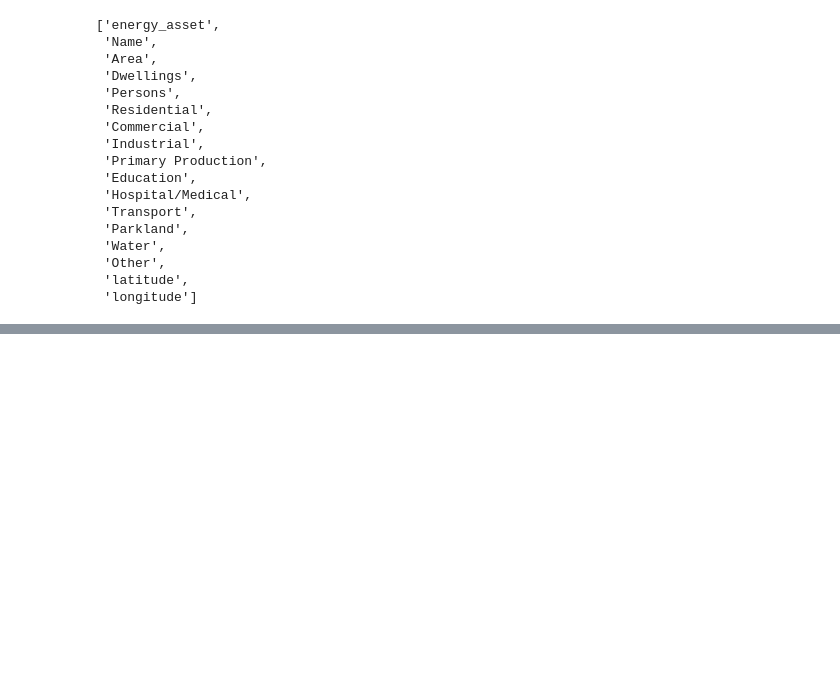
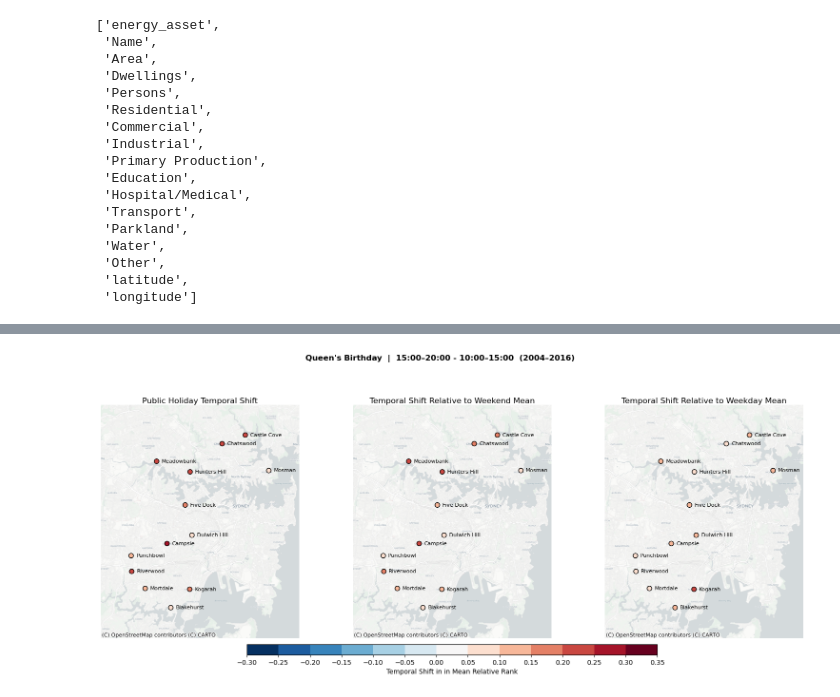
Before and after one commit to 21centuryweather/aus_substation_electricity, a Jupyter notebook: pia_notebooks/NSW_data/relative_ranking/separate_scale_mrr_map.ipynb, the cells around one changed output, grey strips where cells are left out. Drawn from its saved outputs; the diff is of its cells as text; code cells hidden in the pictures; blank space fills up the shorter version.

Commit message:
Made a time block difference map plot

```diff
--- a/pia_notebooks/NSW_data/relative_ranking/separate_scale_mrr_map.ipynb
+++ b/pia_notebooks/NSW_data/relative_ranking/separate_scale_mrr_map.ipynb
@@ -817,0 +1077,17 @@ info.columns.tolist()
+# %%
+fig, gdf = map_block_residual_three_panel( # storing two things the function reutnrs (figure and geodataframe)
+    df=rank, # passing rank df
+    info=info, #passing info df
+    holidays=["Queen's Birthday"], # holiday i want to plot
+    holiday_group_name="Queen's Birthday", # display name for title
+    block_a="15_20", # first time block
+    block_b="10_15",# second time block to substract
+)
+plt.show() #display
+fig.savefig(
+    FIG_ROOT_SEMINAR / "residual_queens_birthday_3_8_10_3.png",
+    dpi=150,
+    bbox_inches="tight",
+)
+# %% [output]
+[figure, added]
```
Also changed, not shown: parts of 6 cells of this notebook.
